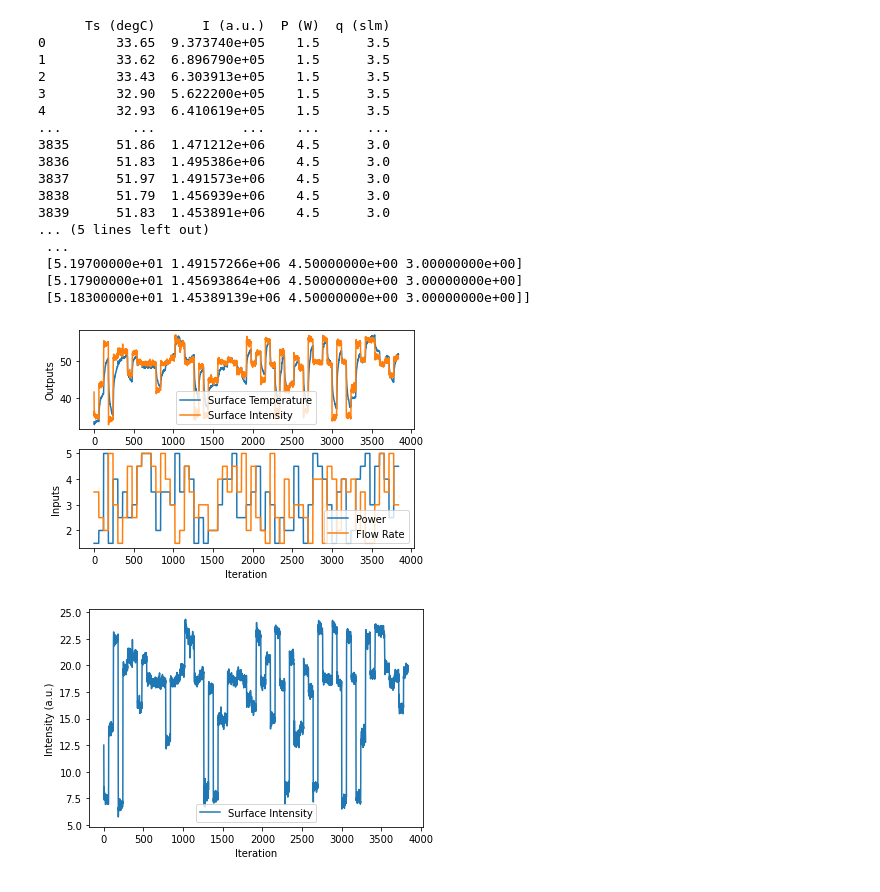
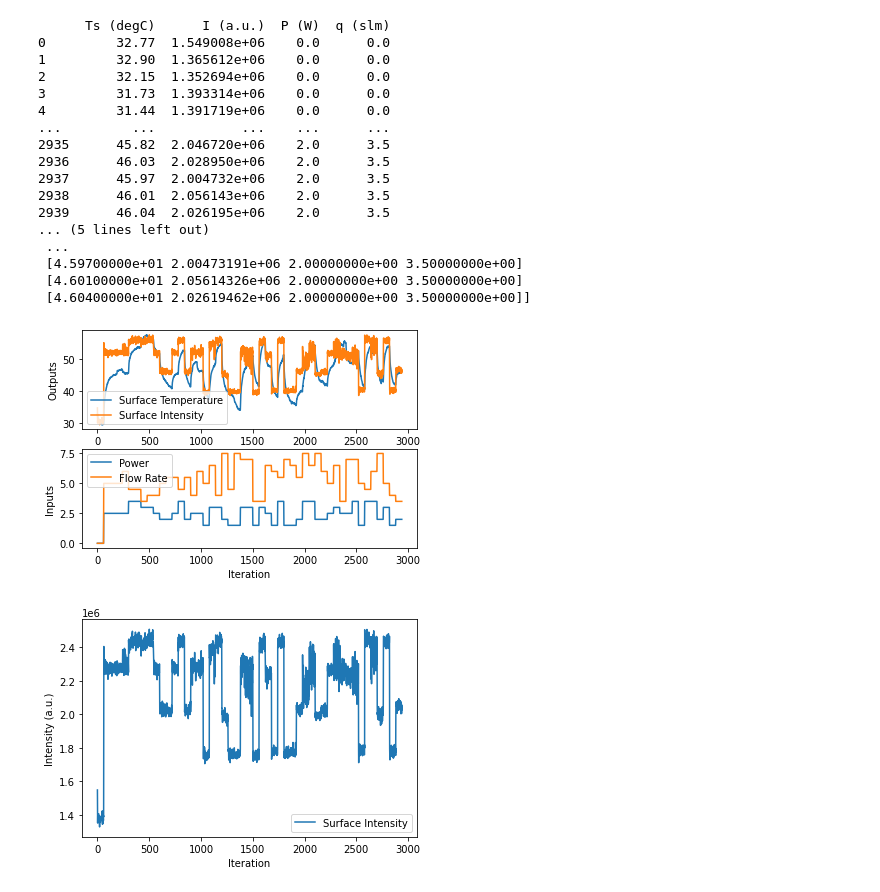
Before and after one commit to kchan45/BO4Policy_Search_Plasma, a Jupyter notebook: model/data_view.ipynb, the cells around one changed output. Drawn from its saved outputs; the diff is of its cells as text; code cells hidden in the pictures.

```diff
--- a/model/data_view.ipynb
+++ b/model/data_view.ipynb
@@ -124,64 +141,63 @@ plt.show()
 # %%
-## load data
-# 2021 data
-data_2021 = pd.read_csv('2021_06_08_15h57m55s_dataCollectionOL.csv')
-print(data_2021)
-data_2021 = data_2021.to_numpy()
-print(data_2021)
+## load open loop data
+data = pd.read_csv('../src/ExperimentalData/2022_09_22_17h28m06s/OL_data_0_inputOutputData.csv')
+print(data)
+data = data.to_numpy()
+print(data)
+I_scaled = False
 
 # scale I to Ts range
-Imin = np.min(data_2021[:,1])
-Imax = np.max(data_2021[:,1])
-Tmin = np.min(data_2021[:,0])
-Tmax = np.max(data_2021[:,0])
-Idata = (data_2021[:,1] - Imin)/(Imax-Imin) # normalize to [0, 1]
+Imin = np.min(data[:,1])
+Imax = np.max(data[:,1])
+Tmin = np.min(data[:,0])
+Tmax = np.max(data[:,0])
+Idata = (data[:,1] - Imin)/(Imax-Imin) # normalize to [0, 1]
 Idata = Idata*(Tmax-Tmin) + Tmin # scale to Ts range
 
 # plot to visualize data
 fig = plt.figure()
 ax = fig.add_subplot(211)
-ax.plot(data_2021[:,0], label='Surface Temperature')
+ax.plot(data[:,0], label='Surface Temperature')
 ax.plot(Idata, label='Surface Intensity')
 ax.set_xlabel('Iteration')
 ax.set_ylabel('Outputs')
 # ax.set_title('Outputs')
 ax.legend()
 ax = fig.add_subplot(212)
-ax.plot(data_2021[:,2], label='Power')
-ax.plot(data_2021[:,3], label='Flow Rate')
+ax.plot(data[:,2], label='Power')
+ax.plot(data[:,3], label='Flow Rate')
 ax.set_xlabel('Iteration')
 ax.set_ylabel('Inputs')
 # ax.set_title('Inputs')
 ax.legend()
 plt.show()
 
-data_2021[:,1] = data_2021[:,1]/0.75e5
 fig = plt.figure()
 ax = fig.add_subplot(111)
-ax.plot(data_2021[:,1], label='Surface Intensity')
+ax.plot(data[:,1], label='Surface Intensity')
 ax.set_xlabel('Iteration')
 ax.set_ylabel('Intensity (a.u.)')
 ax.legend()
 plt.show()
 # %% [output]
       Ts (degC)      I (a.u.)  P (W)  q (slm)
-0         33.65  9.373740e+05    1.5      3.5
-1         33.62  6.896790e+05    1.5      3.5
-2         33.43  6.303913e+05    1.5      3.5
-3         32.90  5.622200e+05    1.5      3.5
-4         32.93  6.410619e+05    1.5      3.5
+0         32.77  1.549008e+06    0.0      0.0
+1         32.90  1.365612e+06    0.0      0.0
+2         32.15  1.352694e+06    0.0      0.0
+3         31.73  1.393314e+06    0.0      0.0
+4         31.44  1.391719e+06    0.0      0.0
 ...         ...           ...    ...      ...
-3835      51.86  1.471212e+06    4.5      3.0
-3836      51.83  1.495386e+06    4.5      3.0
-3837      51.97  1.491573e+06    4.5      3.0
-3838      51.79  1.456939e+06    4.5      3.0
-3839      51.83  1.453891e+06    4.5      3.0
+2935      45.82  2.046720e+06    2.0      3.5
+2936      46.03  2.028950e+06    2.0      3.5
+2937      45.97  2.004732e+06    2.0      3.5
+2938      46.01  2.056143e+06    2.0      3.5
+2939      46.04  2.026195e+06    2.0      3.5
 ... (5 lines left out)
  ...
- [5.19700000e+01 1.49157266e+06 4.50000000e+00 3.00000000e+00]
- [5.17900000e+01 1.45693864e+06 4.50000000e+00 3.00000000e+00]
- [5.18300000e+01 1.45389139e+06 4.50000000e+00 3.00000000e+00]]
+ [4.59700000e+01 2.00473191e+06 2.00000000e+00 3.50000000e+00]
+ [4.60100000e+01 2.05614326e+06 2.00000000e+00 3.50000000e+00]
+ [4.60400000e+01 2.02619462e+06 2.00000000e+00 3.50000000e+00]]
-[figure, old version]
+[figure, new version]
-[figure, old version]
+[figure, new version]
 # %%
 ## load system matrices from Data model ID
```
Also changed, not shown: parts of 15 cells of this notebook, 2 other files.
